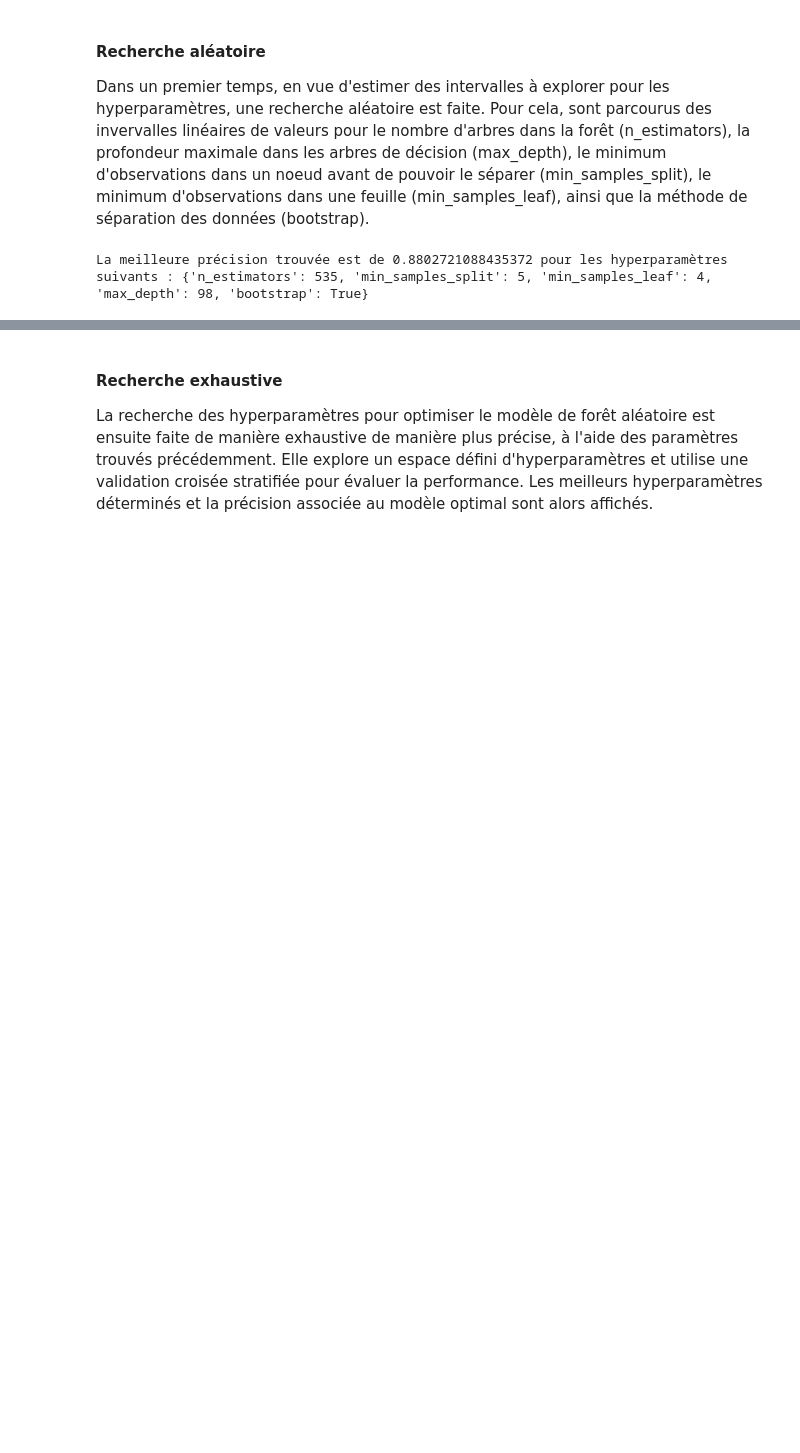
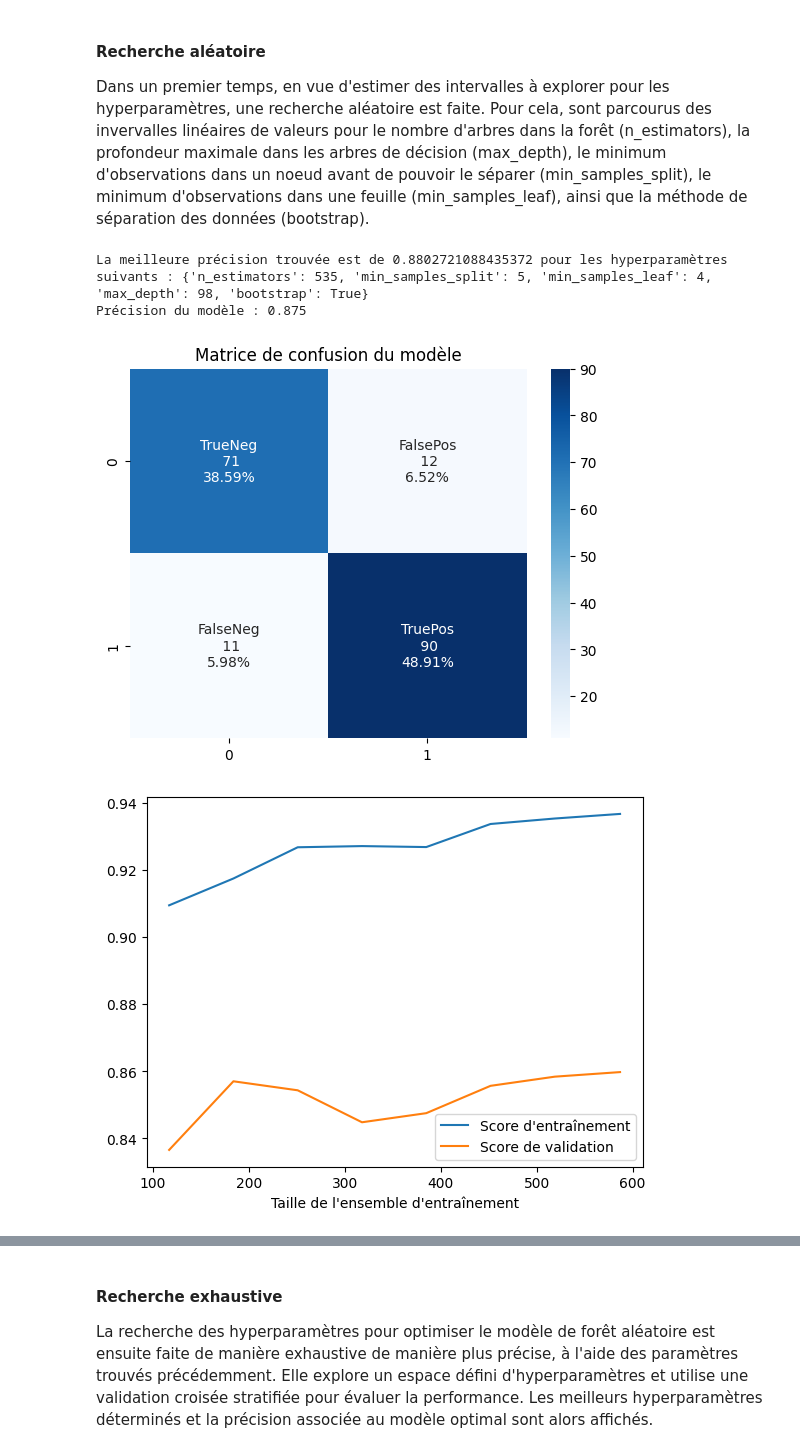
Before and after one commit to MorganChabaudENSSAT/projet_ift712, a Jupyter notebook: Projet IFT712.ipynb, the cells around one changed output, grey strips where cells are left out. Saved outputs shown, nothing was run; the diff lists cells and outputs as text; code cells hidden in the pictures; blank space fills up the shorter version.

```diff
--- a/Projet IFT712.ipynb
+++ b/Projet IFT712.ipynb
@@ -186,9 +191,15 @@ print(forest.model.get_params())
 # %% [markdown]
 #### Recherche aléatoire
 Dans un premier temps, en vue d'estimer des intervalles à explorer pour les hyperparamètres, une recherche aléatoire est faite. Pour cela, sont parcourus des invervalles linéaires de valeurs pour le nombre d'arbres dans la forêt (n_estimators), la profondeur maximale dans les arbres de décision (max_depth), le minimum d'observations dans un noeud avant de pouvoir le séparer (min_samples_split), le minimum d'observations dans une feuille (min_samples_leaf), ainsi que la méthode de séparation des données (bootstrap).
-# %%
-best_random_forest_estimator = forest.random_hyper_parameters_search(X_train, y_train, seed)
-# %% [output]
-La meilleure précision trouvée est de 0.8802721088435372 pour les hyperparamètres suivants : {'n_estimators': 535, 'min_samples_split': 5, 'min_samples_leaf': 4, 'max_depth': 98, 'bootstrap': True}
+# %%
+best_random_forest_estimator = forest.random_hyper_parameters_search(X_train, y_train, seed)
+best_random_forest = foret_aleatoire(data, features_names=features_names, features_nbr=features_nbr, model = best_random_forest_estimator)
+best_random_forest.evaluate_model(X_test,y_test)
+best_random_forest.plot_learning_curves(X_train, y_train, train_size)
+# %% [output]
+La meilleure précision trouvée est de 0.8802721088435372 pour les hyperparamètres suivants : {'n_estimators': 535, 'min_samples_split': 5, 'min_samples_leaf': 4, 'max_depth': 98, 'bootstrap': True}
+Précision du modèle : 0.875
+[figure, added]
+[figure, added]
 # %% [markdown]
 Ces valeurs permettent d'établir des intervalles réduits pour un parcourt plus précis, cette fois à l'aide d'une grille exhaustive, en vue de la recherche des paramètres optimaux. En effet, une recherche aléatoire semble potentiellement moins performante.
```
Also changed, not shown: parts of 5 cells of this notebook, 1 other file.
